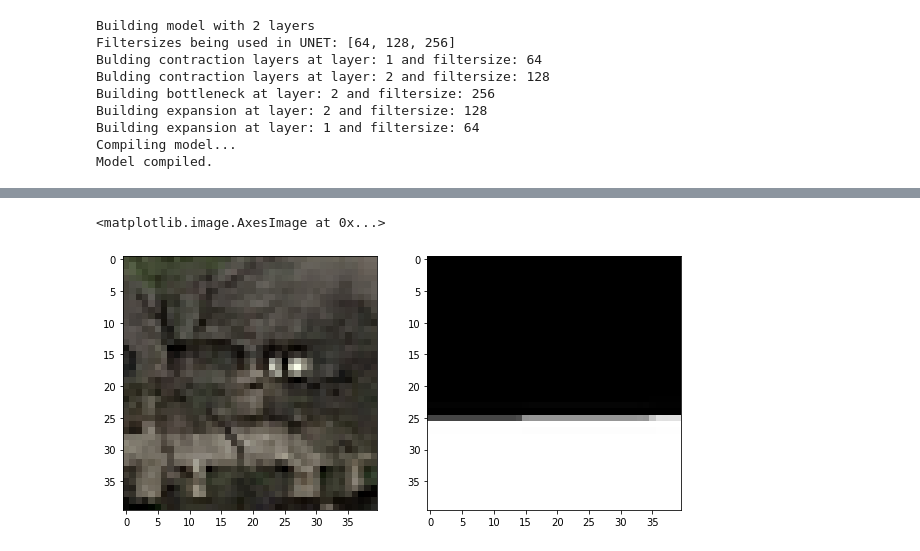
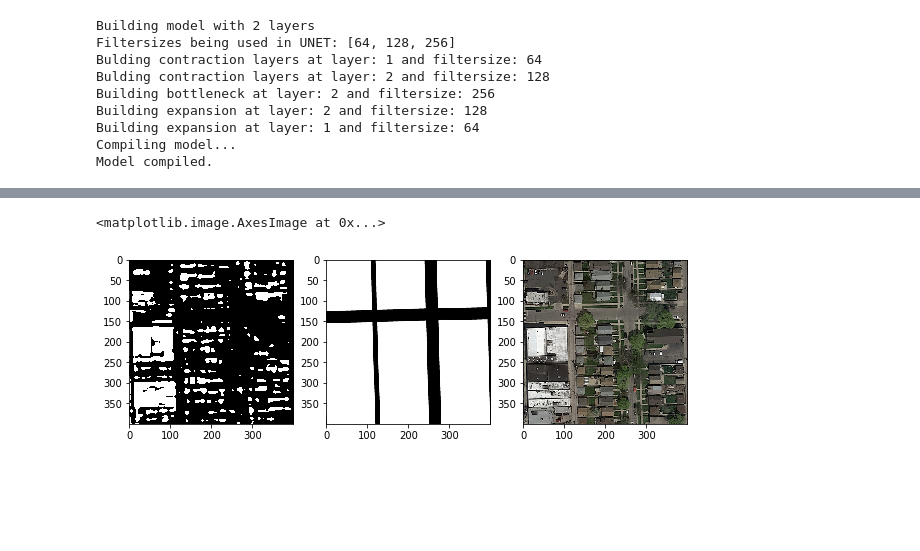
Before and after one commit to theodorhusefest/CS433-project2-road-segmentation, a Jupyter notebook: visualize_predictions.ipynb, the cells around one changed output, grey strips where cells are left out. Cells and saved outputs as stored; diff of their text form; code cells hidden in the pictures; blank space fills up the shorter version.

```diff
--- a/visualize_predictions.ipynb
+++ b/visualize_predictions.ipynb
@@ -12,7 +12,7 @@ import matplotlib.pyplot as plt
 # %% [output]
 Using TensorFlow backend.
 # %%
-PATCH_SIZE = 80
+PATCH_SIZE = 400
 
 x_train, x_test, y_train, y_test = data_generator(PATCH_SIZE, num_images = 15, rotation_degs=[])
 
@@ -54,7 +79,7 @@ Building expansion at layer: 1 and filtersize: 64
 Compiling model...
 Model compiled.
 # %%
-model.load_weights('./models/weights04_14.52.h5')
+model.load_weights('./models/weights05_15.28.h5')
 # %%
 model.evaluate(x_test, y_t)
 # %% [output]
@@ -63,8 +87,8 @@ model.evaluate(x_test, y_t)
 # %%
 n = 1
-pred = model.predict(x_train[n:n+1, :, :, :])
+pred = model.predict(x_test[n:n+1, :, :, :])
 #pred[pred >= 0.5] = 1
 #pred[pred < 0.5] = 0
 #pred = np.argmax(pred, axis = 3)
-np.unique(np.argmax(pred, axis = 3))
+pred = np.argmax(pred, axis = 3)
 #pred
@@ -73,9 +100,11 @@ array([0])
 # %%
-f = plt.figure(figsize = (10, 10))
-plt.subplot(1,2,1)
-plt.imshow(x_train[n].reshape(PATCH_SIZE, PATCH_SIZE,3 ), cmap = 'Greys')
-plt.subplot(1,2,2)
-plt.imshow(y_train[n].reshape(PATCH_SIZE, PATCH_SIZE), cmap = 'Greys')
+f = plt.figure(figsize = (10, 15))
+plt.subplot(1,3,1)
+plt.imshow(pred.reshape(PATCH_SIZE, PATCH_SIZE), cmap = 'Greys')
+plt.subplot(1,3,2)
+plt.imshow(y_test[n].reshape(PATCH_SIZE, PATCH_SIZE), cmap = 'Greys')
+plt.subplot(1,3,3)
+plt.imshow(x_test[n].reshape(PATCH_SIZE, PATCH_SIZE, 3))
 # %% [output]
 <matplotlib.image.AxesImage at 0x...>
-[figure, old version]
+[figure, new version]
```
Also changed, not shown: parts of 6 cells of this notebook, 9 other files.
